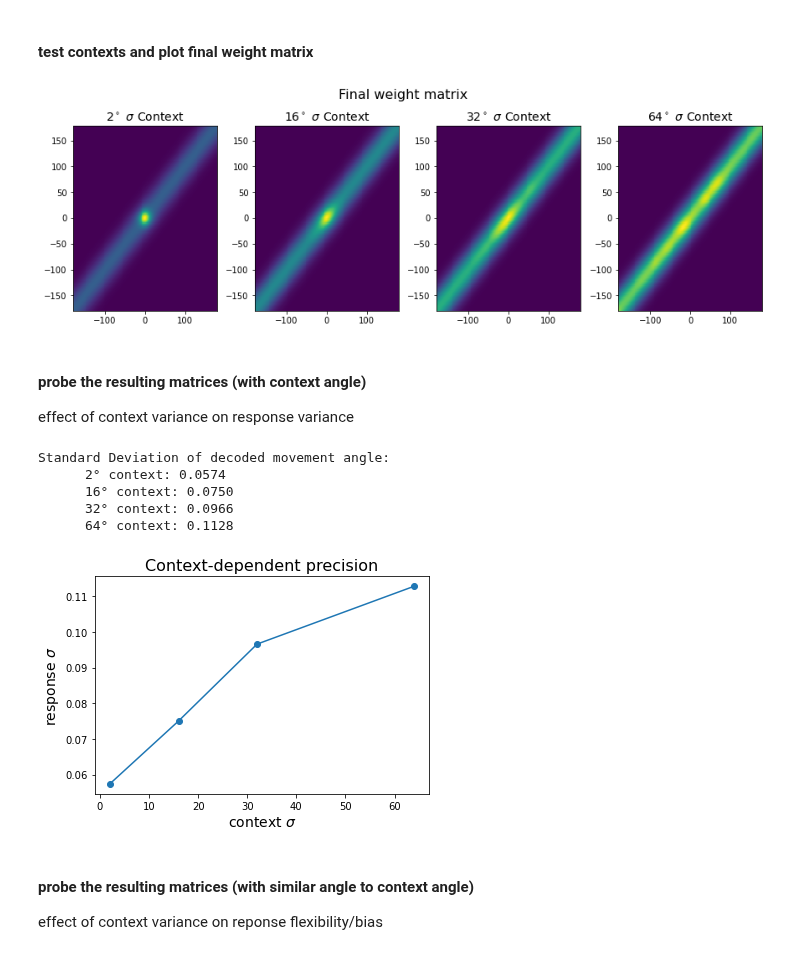
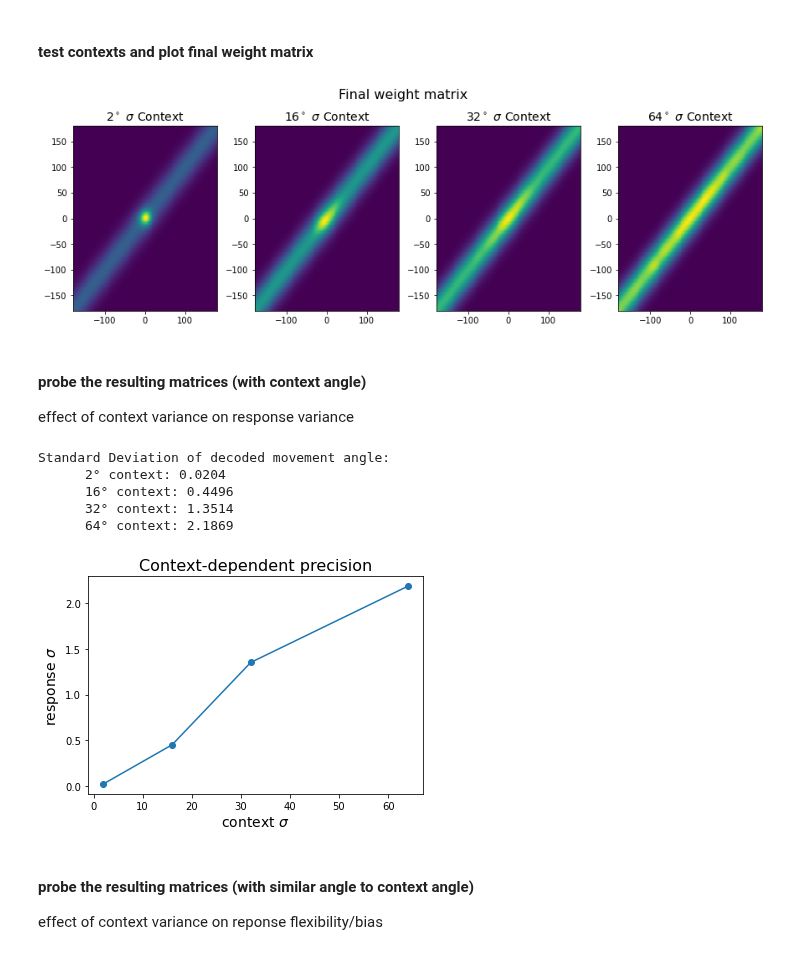
Before and after one commit to mwprestonjr/verstynen_2011_rpl, a Jupyter notebook: notebooks/verstynen_2011.ipynb, the cells around one changed output. Saved outputs shown, nothing was run; the diff lists cells and outputs as text; code cells hidden in the pictures.

```diff
--- a/notebooks/verstynen_2011.ipynb
+++ b/notebooks/verstynen_2011.ipynb
@@ -623,23 +623,23 @@ plt.show()
 # %%
 # test contexts and plot final weight matrix
 
 final_weights = []
 
 # create figure
 fig, ax = plt.subplots(1,len(distr),figsize=[12,4], constrained_layout=True)
 plt.suptitle('Final weight matrix', fontsize=16)
 
 # test each distribution
 for ii in range(len(distr)):
-    final_weights.append(test_context(distr[ii], pref_dirs))
+    final_weights.append(test_context(distr[ii], PREF_DIRS))
 
     # plot final weights
     ax[ii].pcolormesh(PREF_DIRS, PREF_DIRS, final_weights[ii])
     ax[ii].set_title('%d$^\circ$ $\sigma$ Context' %STD[ii], size=14)
     ax[ii].set(xlim=[-180,180])
 plt.show()
 # %% [output]
-[figure, old version]
+[figure, new version]
 # %% [markdown]
 #### probe the resulting matrices (with context angle)
 effect of context variance on response variance
@@ -671,11 +671,11 @@ plt.title('Context-dependent precision', fontsize=16)
 plt.show()
 # %% [output]
 Standard Deviation of decoded movement angle:
-      2° context: 0.0574
-      16° context: 0.0750
-      32° context: 0.0966
-      64° context: 0.1128
+      2° context: 0.0204
+      16° context: 0.4496
+      32° context: 1.3514
+      64° context: 2.1869
-[figure, old version]
+[figure, new version]
 # %% [markdown]
 #### probe the resulting matrices (with similar angle to context angle)
 effect of context variance on reponse flexibility/bias
```
Also changed, not shown: parts of 12 cells of this notebook.
